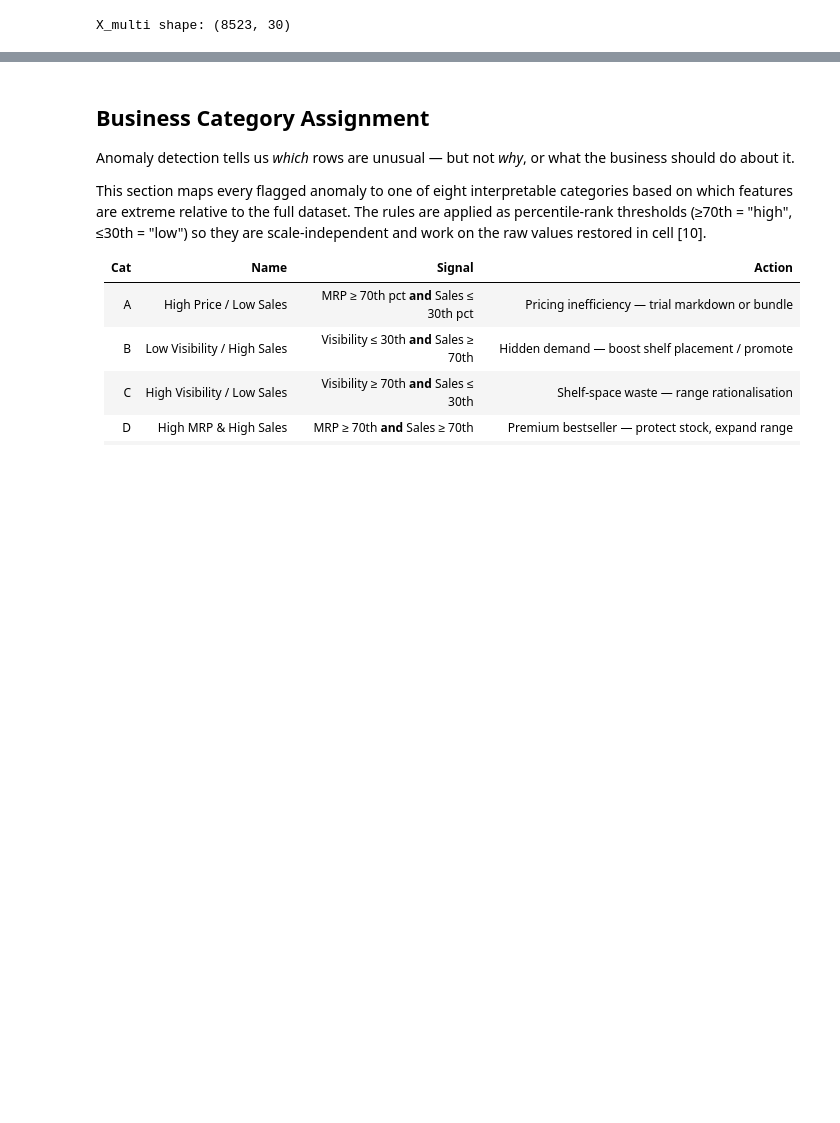
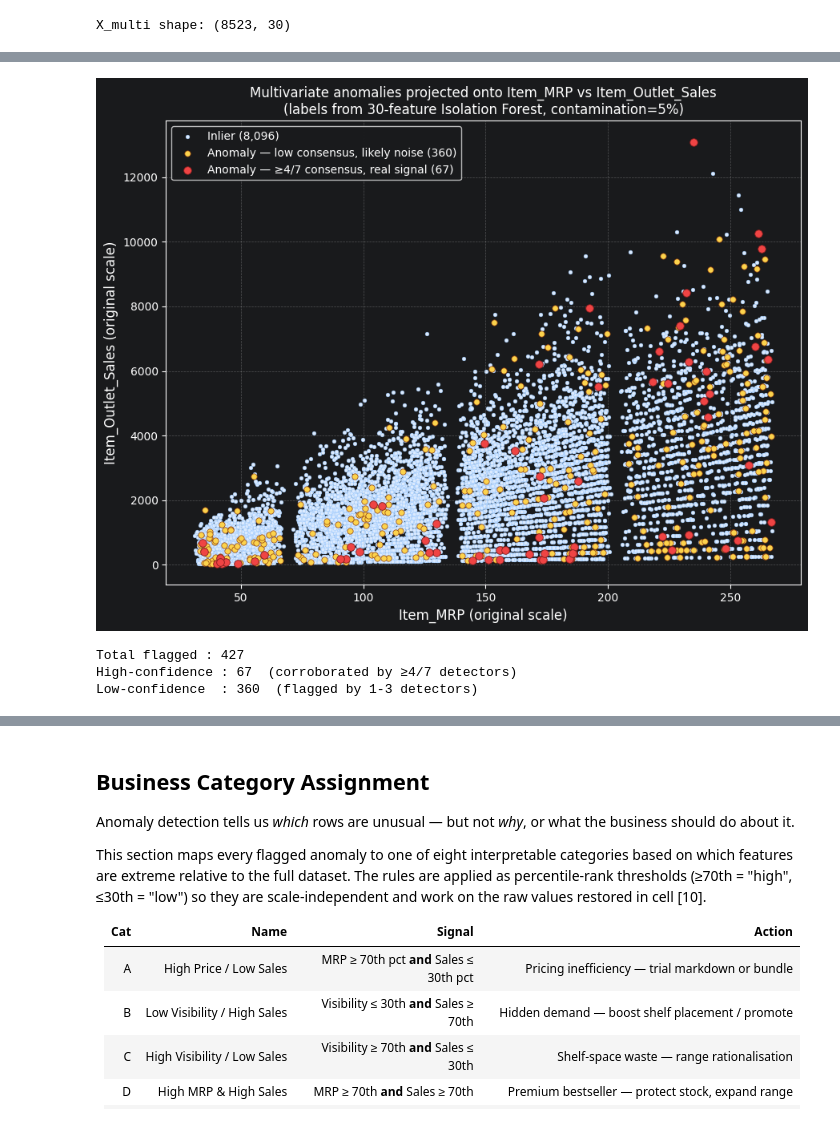
Before and after one commit to rajukan/ml-capstones, a Jupyter notebook: bigmart/Big-mart-sales-pyod.ipynb, the cells around one changed output, grey strips where cells are left out. Cells and saved outputs as stored; diff of their text form; code cells hidden in the pictures; blank space fills up the shorter version.

Commit message:
data

```diff
--- a/bigmart/Big-mart-sales-pyod.ipynb
+++ b/bigmart/Big-mart-sales-pyod.ipynb
@@ -421,0 +498,65 @@ plt.show()
+# %%
+"""
+The multivariate decision boundary plot (Cell 7 pattern) uses a meshgrid
+to draw background contours. The meshgrid is built from the bivariate X
+(Item_MRP and Item_Outlet_Sales, shape 8523×2, scaled 0-1).
+
+In the multivariate phase, the classifier is fit on X_multi (shape 8523×30).
+When the plot calls clf.decision_function(np.c_[xx.ravel(), yy.ravel()]),
+it passes a 2-column matrix to a model that was trained on 30 columns.
+This raises a dimension mismatch error internally — matplotlib catches it
+silently and renders an empty figure.
+
+The contour fill never draws. The scatter points never draw.
+Result: a blank white canvas with axes but nothing inside.
+"""
+
+### FIX — Replace Cell 20 with this
+# Projects multivariate anomaly labels onto the MRP × Sales plane
+# No meshgrid needed — we just color the actual data points by label
+
+import matplotlib.pyplot as plt
+
+# Pull the three groups from df_multi
+inliers          = df_multi.loc[~df_multi['is_anomaly']]
+low_confidence   = df_multi.loc[df_multi['is_anomaly'] & ~df_multi['high_confidence_anomaly']]
+high_confidence  = df_multi.loc[df_multi['high_confidence_anomaly']]
+
+fig, ax = plt.subplots(figsize=(9, 7))
+
+ax.scatter(
+    inliers['Item_MRP'], inliers['Item_Outlet_Sales'],
+    c='#DBEAFE', s=12, edgecolors='#93C5FD', linewidths=0.3,
+    label=f'Inlier ({len(inliers):,})', zorder=1
+)
+ax.scatter(
+    low_confidence['Item_MRP'], low_confidence['Item_Outlet_Sales'],
+    c='#FCD34D', s=28, edgecolors='#92400E', linewidths=0.5,
+    label=f'Anomaly — low consensus, likely noise ({len(low_confidence)})',
+    zorder=2
+)
+ax.scatter(
+    high_confidence['Item_MRP'], high_confidence['Item_Outlet_Sales'],
+    c='#EF4444', s=48, edgecolors='#7F1D1D', linewidths=0.6,
+    label=f'Anomaly — ≥4/7 consensus, real signal ({len(high_confidence)})',
+    zorder=3
+)
+
+ax.set_xlabel('Item_MRP (original scale)', fontsize=12)
+ax.set_ylabel('Item_Outlet_Sales (original scale)', fontsize=12)
+ax.set_title('Multivariate anomalies projected onto Item_MRP vs Item_Outlet_Sales\n'
+             '(labels from 30-feature Isolation Forest, contamination=5%)', fontsize=12)
+ax.legend(fontsize=10, framealpha=0.9)
+ax.grid(True, linestyle='--', alpha=0.4)
+
+plt.tight_layout()
+plt.show()
+
+print(f"\nTotal flagged : {len(low_confidence) + len(high_confidence)}")
+print(f"High-confidence : {len(high_confidence)}  (corroborated by ≥4/7 detectors)")
+print(f"Low-confidence  : {len(low_confidence)}  (flagged by 1-3 detectors)")
+# %% [output]
+[figure, added]
+Total flagged : 427
+High-confidence : 67  (corroborated by ≥4/7 detectors)
+Low-confidence  : 360  (flagged by 1-3 detectors)
```
Also changed, not shown: parts of 24 cells of this notebook, 1 other file.
